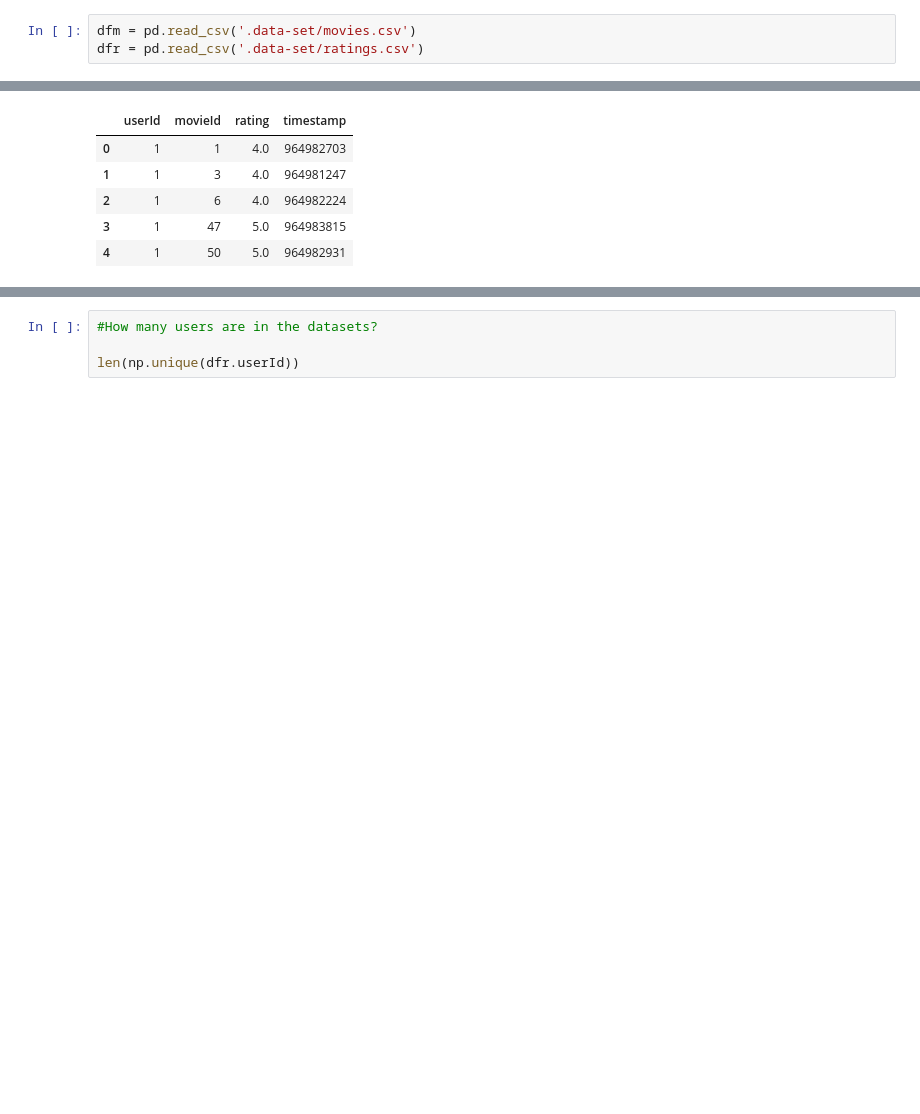
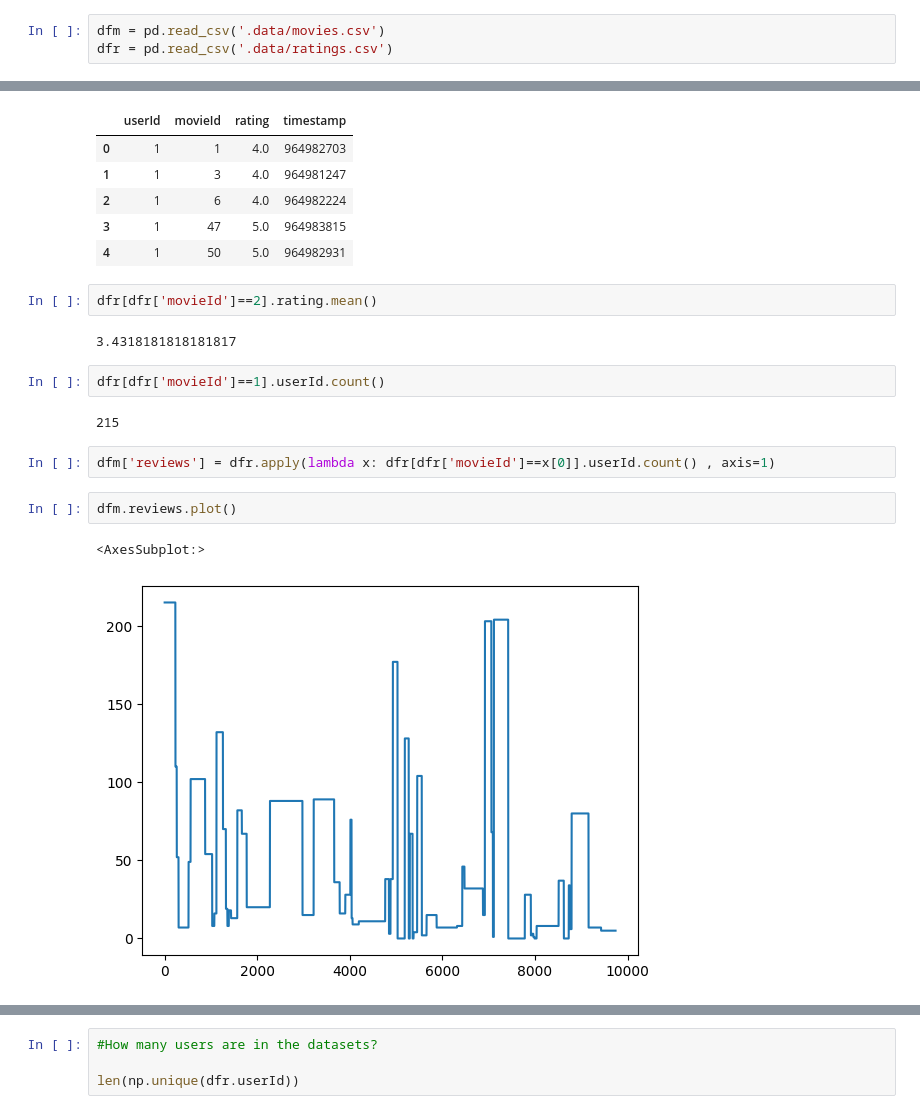
Before and after one commit to CogitoNTNU/CatMatch, a Jupyter notebook: movie_dataset.ipynb, the cells around one changed output, grey strips where cells are left out. Saved outputs shown, nothing was run; the diff lists cells and outputs as text; blank space fills up the shorter version.

```diff
--- a/movie_dataset.ipynb
+++ b/movie_dataset.ipynb
@@ -8,6 +8,6 @@ cd ..
 # %%
-dfm = pd.read_csv('.data-set/movies.csv')
-dfr = pd.read_csv('.data-set/ratings.csv')
+dfm = pd.read_csv('.data/movies.csv')
+dfr = pd.read_csv('.data/ratings.csv')
 # %%
 dfm.head()
 # %% [output]
@@ -26,3 +26,18 @@ dfr.head()
 | 2 | 1 | 6 | 4.0 | 964982224 |
 | 3 | 1 | 47 | 5.0 | 964983815 |
 | 4 | 1 | 50 | 5.0 | 964982931 |
+# %%
+dfr[dfr['movieId']==2].rating.mean()
+# %% [output]
+3.4318181818181817
+# %%
+dfr[dfr['movieId']==1].userId.count()
+# %% [output]
+215
+# %%
+dfm['reviews'] = dfr.apply(lambda x: dfr[dfr['movieId']==x[0]].userId.count() , axis=1)
+# %%
+dfm.reviews.plot()
+# %% [output]
+<AxesSubplot:>
+[figure, added]
```
Also changed, not shown: parts of 4 cells of this notebook.
